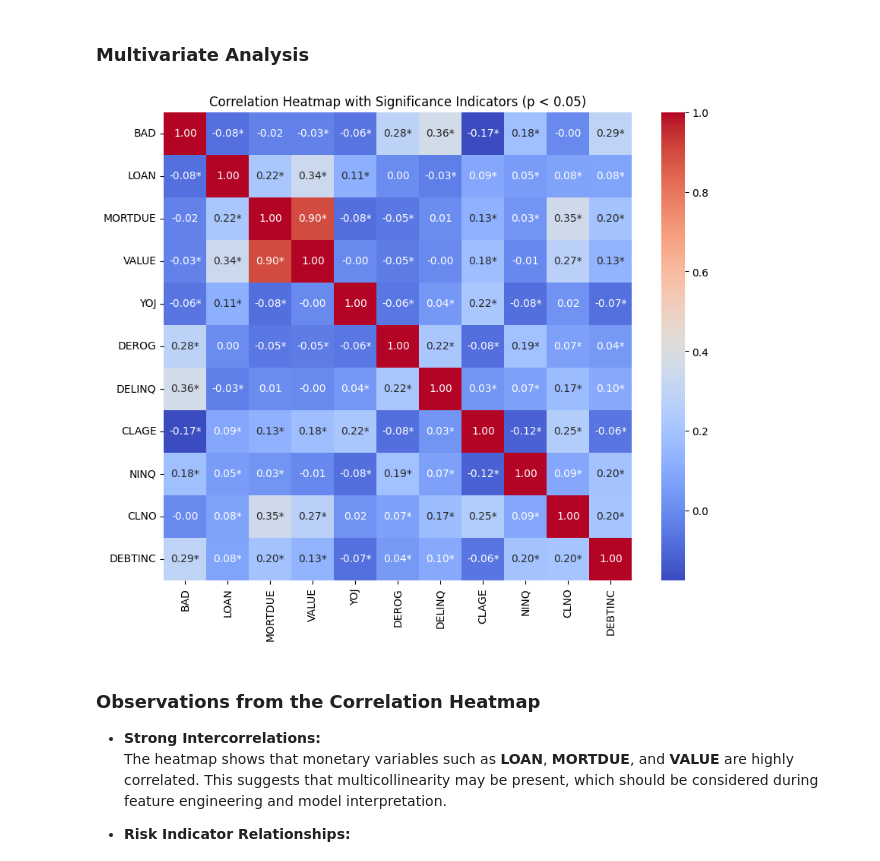
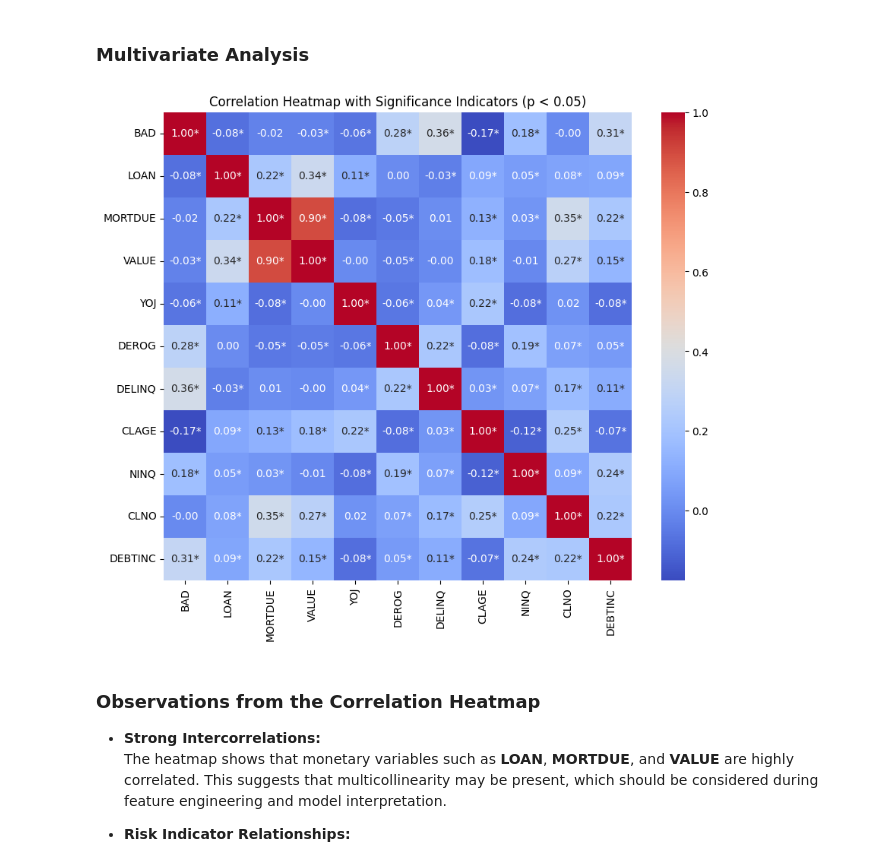
Before and after one commit to zuzann18/Loan_default, a Jupyter notebook: isworkingsmoteApplied_Data_Science_Loan_Default_Zuzanna_Walus.ipynb, the cells around one changed output. Cells and saved outputs as stored; diff of their text form; code cells hidden in the pictures.

Commit message:
fixed corr and outlier

```diff
--- a/isworkingsmoteApplied_Data_Science_Loan_Default_Zuzanna_Walus.ipynb
+++ b/isworkingsmoteApplied_Data_Science_Loan_Default_Zuzanna_Walus.ipynb
@@ -653,8 +612,14 @@ Number of outliers in DEROG: 49
     - **Description:** Ratio summarizing the debt payments relative to income.
     - **Outlier Considerations:** The distribution is often skewed, with some extreme values in the boxplot. These high ratios are critical risk indicators and may dominate the untransformed data’s variability.
 # %%
-# Cap values in 'DEBTINC' at the lower and upper bounds
+# Calculate lower and upper bounds for 'DEBTINC' using the IQR method
+Q1 = df['DEBTINC'].quantile(0.25)
+Q3 = df['DEBTINC'].quantile(0.75)
+IQR = Q3 - Q1
+lower_bound = Q1 - 1.5 * IQR
+upper_bound = Q3 + 1.5 * IQR
 
+# Cap values in 'DEBTINC' at the calculated lower and upper bounds
 df['DEBTINC'] = df['DEBTINC'].apply(lambda x: lower_bound if x < lower_bound else (upper_bound if x > upper_bound else x))
 
 # Verify that outliers have been treated
@@ -765,21 +730,37 @@ plt.show()
 # %% [markdown]
 ### **Multivariate Analysis**
 # %%
-# Correlation analysis
+# Correlation heatmap with significance indicators
+
+# Subset numeric columns from df to avoid converting non-numeric data
+numeric_df = df.select_dtypes(include=[np.number])
+# Compute correlation matrix from the numeric columns
+corr = numeric_df.corr()
+
+# Compute p-values matrix using Pearson correlation on numeric data
+pvals = pd.DataFrame(np.ones(corr.shape), columns=corr.columns, index=corr.index)
+for row in corr.index:
+    for col in corr.columns:
+        if row == col:
+            pvals.loc[row, col] = 0.0  # Perfect correlation
+        else:
+            _, p = st.pearsonr(numeric_df[row], numeric_df[col])
+            pvals.loc[row, col] = p
+
 # Create annotations: append "*" if p < 0.05
 annot_corr = corr.copy()
 for i in corr.index:
     for j in corr.columns:
         p_value = pvals.loc[i, j]
         star = "*" if p_value < 0.05 else ""
         annot_corr.loc[i, j] = f"{corr.loc[i, j]:.2f}{star}"
 
 plt.figure(figsize=(10, 8))
 sns.heatmap(corr, annot=annot_corr, cmap="coolwarm", fmt="", square=True)
 plt.title("Correlation Heatmap with Significance Indicators (p < 0.05)")
 plt.show()
 # %% [output]
-[figure, old version]
+[figure, new version]
 # %% [markdown]
 ### Observations from the Correlation Heatmap
 
```
Also changed, not shown: parts of 3 cells of this notebook.
